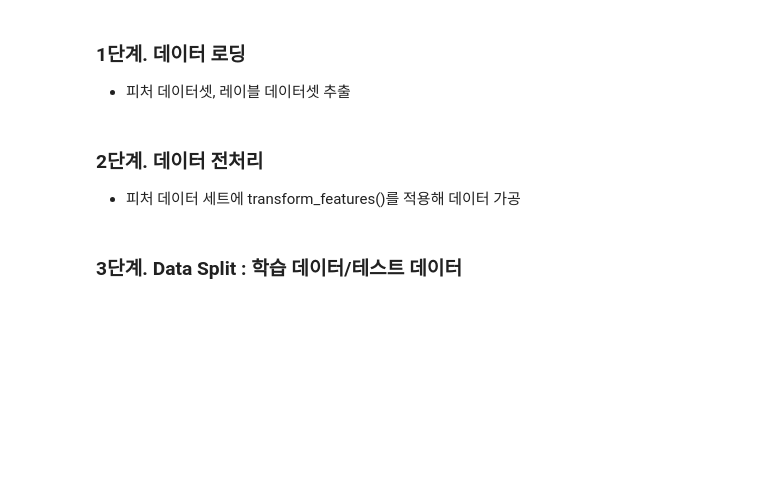
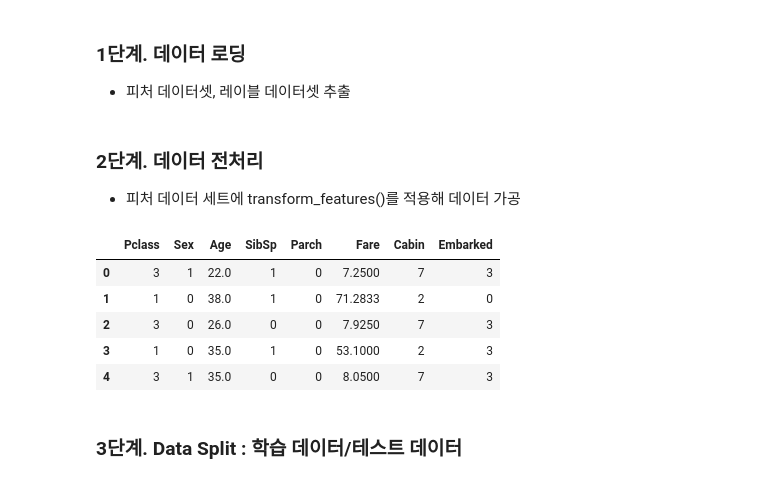
Before and after one commit to Hyeeein/TIL, a Jupyter notebook: ML/머신러닝_06_사이킷런으로 수행하는 타이타닉 생존자 예측.ipynb, the cells around one changed output. Drawn from its saved outputs; the diff is of its cells as text; code cells hidden in the pictures; blank space fills up the shorter version.

```diff
--- a/ML/머신러닝_06_사이킷런으로 수행하는 타이타닉 생존자 예측.ipynb
+++ b/ML/머신러닝_06_사이킷런으로 수행하는 타이타닉 생존자 예측.ipynb
@@ -525,3 +561,40 @@ from sklearn.preprocessing import LabelEncoder
+# %%
+from sklearn.preprocessing import LabelEncoder
+
+# Null 처리 함수
+def fillna(df):
+    # Age, Cabin, Embarked
+    df['Age'].fillna(df['Age'].mean(), inplace = True)
+    df['Cabin'].fillna('N', inplace=True)
+    df['Embarked'].fillna('N', inplace=True)
+    df['Fare'].fillna(0, inplace=True)
+    return df
+
+# 머신러닝 알고리즘에 불필요한 속성 제거
+def drop_features(df):
+    # PassengerId, Name, Ticket 제거
+    df.drop(['PassengerId', 'Name', 'Ticket'], axis=1, inplace=True)
+    return df
+
+# 레이블 인코딩 수행
+def format_features(df):
+    # Cabin의 첫 문자 추출
+    df['Cabin'] = df['Cabin'].str[:1]
+
+    # Cabin, Sex, Embarked를 LabelEmcoding
+    features = ['Cabin', 'Sex', 'Embarked']
+    for feature in features:
+        le = LabelEncoder()
+        le = le.fit(df[feature])
+        df[feature] = le.transform(df[feature])
+    return df
+
+# 앞에서 설정한 Data Preprocessing 함수 호출
+def transform_dataFrame(df):
+    df = fillna(df)
+    df = drop_features(df)
+    df = format_features(df)
+    return df
 # %% [markdown]
 ---
 # %% [markdown]
@@ -531,17 +604,29 @@ from sklearn.preprocessing import LabelEncoder
 - 피처 데이터셋, 레이블 데이터셋 추출
 # %%
 # 원본 데이터를 재로딩 하고, feature데이터 셋과 Label 데이터 셋 추출.
+titanic_df = pd.read_csv('Datasets/titanic/train.csv')
 
 # Target dataset
+y = titanic_df['Survived']
 
 # Input dataset : 'Survived' 칼럼 제외
+X = titanic_df.drop('Survived', axis=1)
 # %% [markdown]
 ### 2단계. 데이터 전처리
 - 피처 데이터 세트에 transform_features()를 적용해 데이터 가공
 # %%
 # 데이터 전처리 함수 호출
+X = transform_dataFrame(X)
 # %%
 # 생존자 예측을 수행할 피처 데이터 세트 완성
+X.head(5)
+# %% [output]
+|  | Pclass | Sex | Age | SibSp | Parch | Fare | Cabin | Embarked |
+| 0 | 3 | 1 | 22.0 | 1 | 0 | 7.2500 | 7 | 3 |
+| 1 | 1 | 0 | 38.0 | 1 | 0 | 71.2833 | 2 | 0 |
+| 2 | 3 | 0 | 26.0 | 0 | 0 | 7.9250 | 7 | 3 |
+| 3 | 1 | 0 | 35.0 | 1 | 0 | 53.1000 | 2 | 3 |
+| 4 | 3 | 1 | 35.0 | 0 | 0 | 8.0500 | 7 | 3 |
 # %% [markdown]
 ### 3단계. Data Split : 학습 데이터/테스트 데이터
 # %%
```
Also changed, not shown: parts of 17 cells of this notebook, 37 other files.
